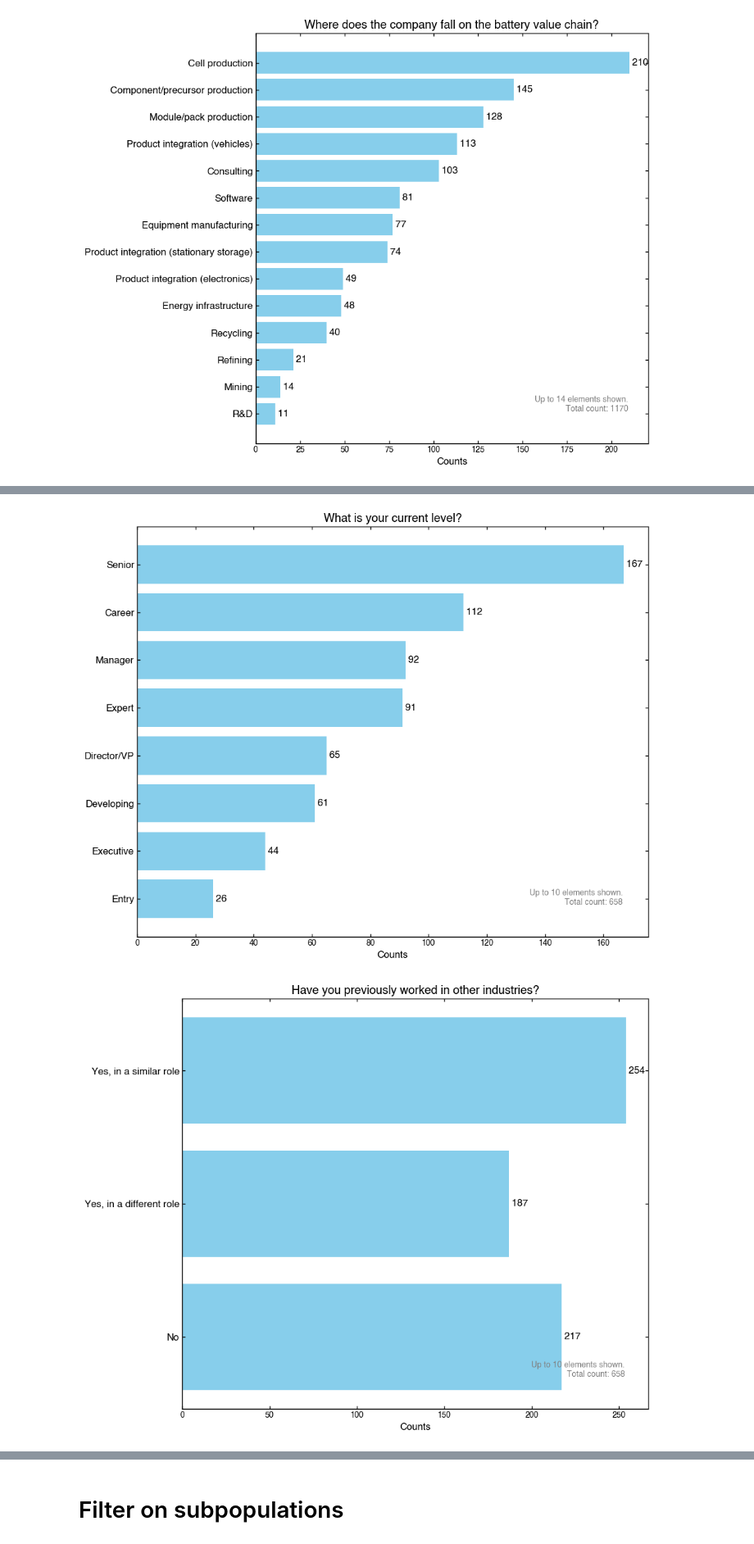
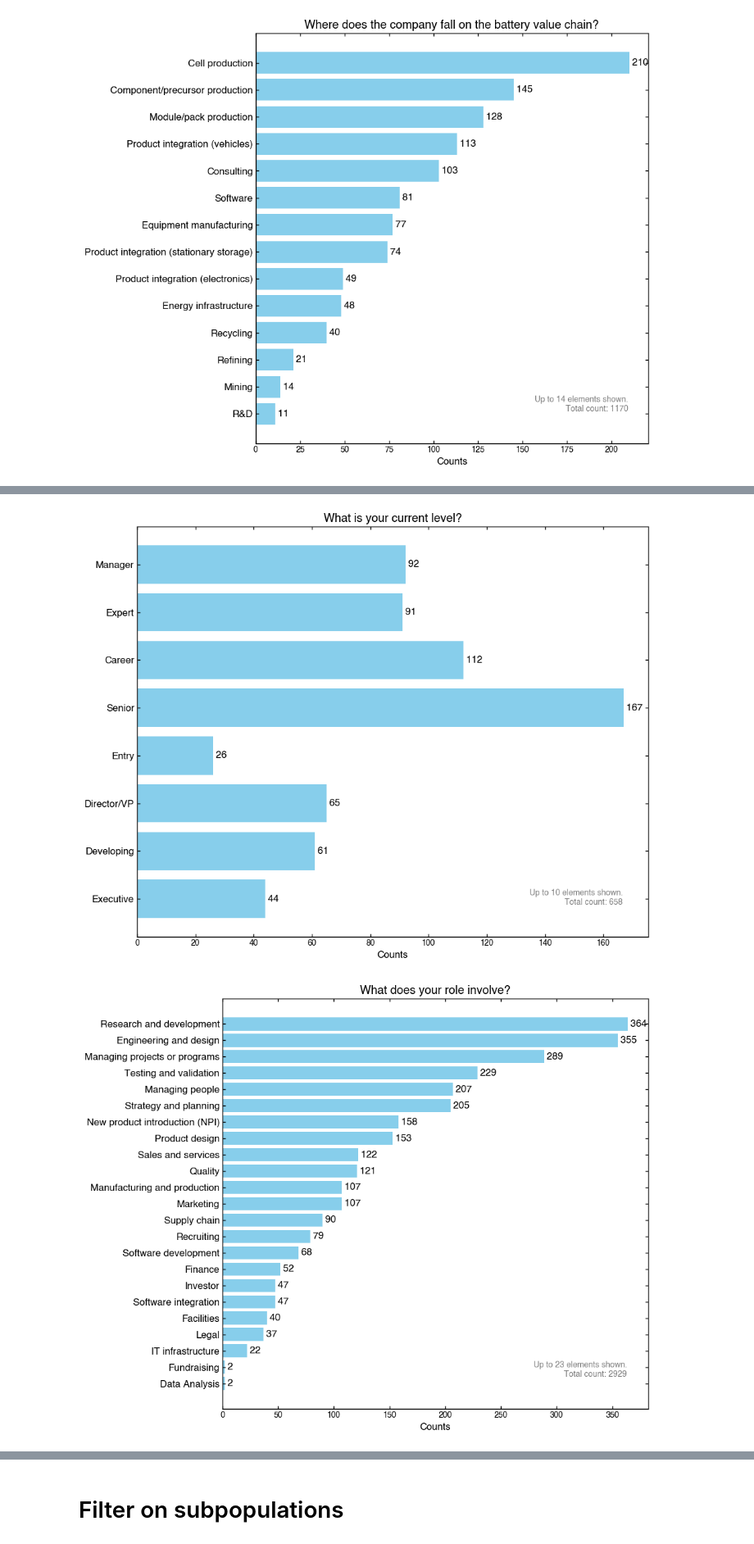
Before and after one commit to wengandrew/battery-talent-census, a Jupyter notebook: notebooks/explore_data.ipynb, the cells around one changed output, grey strips where cells are left out. Shown at 82% size. Drawn from its saved outputs; the diff is of its cells as text; code cells hidden in the pictures.

```diff
--- a/notebooks/explore_data.ipynb
+++ b/notebooks/explore_data.ipynb
@@ -416,15 +420,30 @@ pprint(res_company_role)
 # %%
 plotter.make_bar_plot_from_dict(res_company_role['role_level'],
                                 title='What is your current level?',
-                                saveas='company_role_level.png',
-                                sorted=True
+                                saveas='company_role_level.png'
+)
+
+plotter.make_bar_plot_from_dict(
+    res_company_role['role_role'],
+    title='What does your role involve?',
+    saveas='company_role.png',
+    num_elements=23,
+    sorted=True
+)
+
+plotter.make_bar_plot_from_dict(
+    res_company_role['role_why_choose'],
+    title='Why did you choose your current role and company?',
+    saveas='company_role_why_choose.png',
+    num_elements=11,
+    sorted=True
 )
 
 plotter.make_bar_plot_from_dict(
     utils.sort_dict(res_company_role['role_prev_industries'], by='keys', reverse=True),
     title='Have you previously worked in other industries?',
     saveas='company_role_previous_industries.png'
 )
 # %% [output]
-[figure, old version]
+[figure, new version]
-[figure, old version]
+[figure, new version]
```
Also changed, not shown: parts of 22 cells of this notebook, 11 other files.
